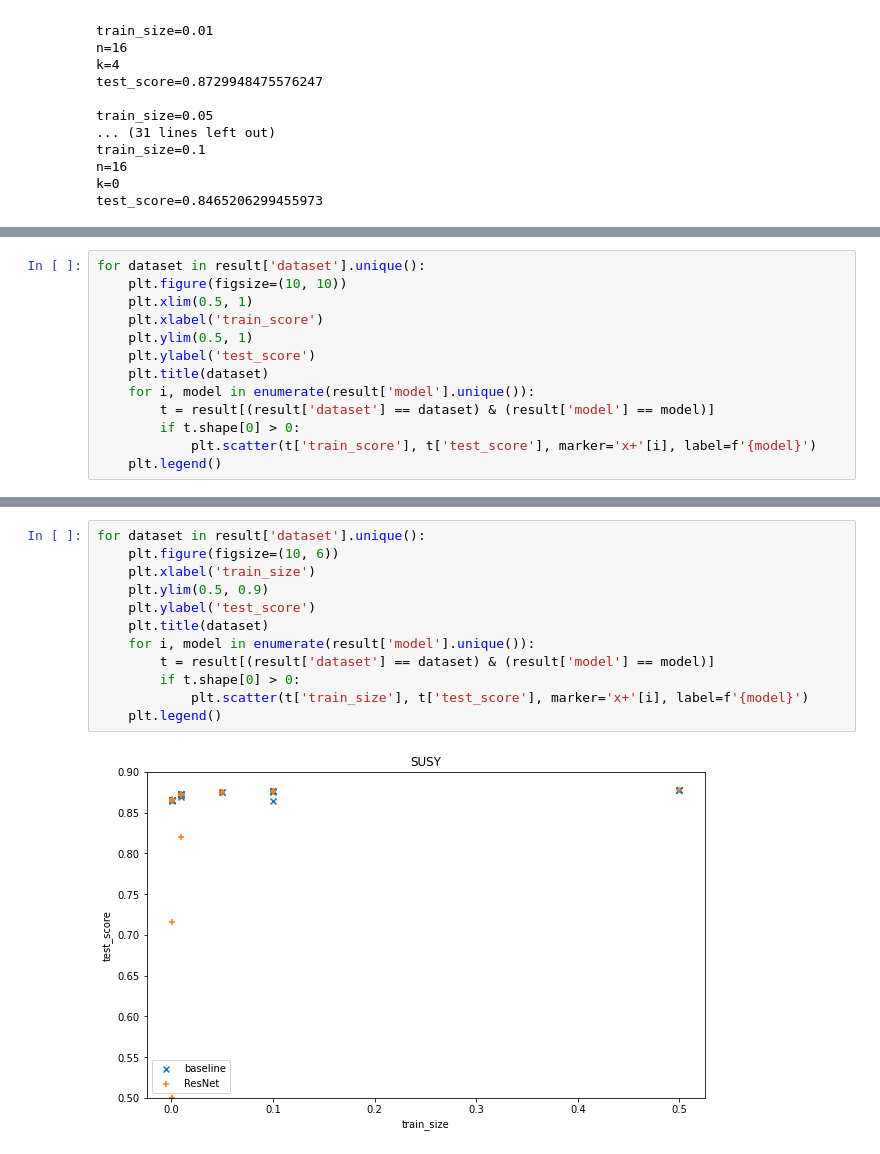
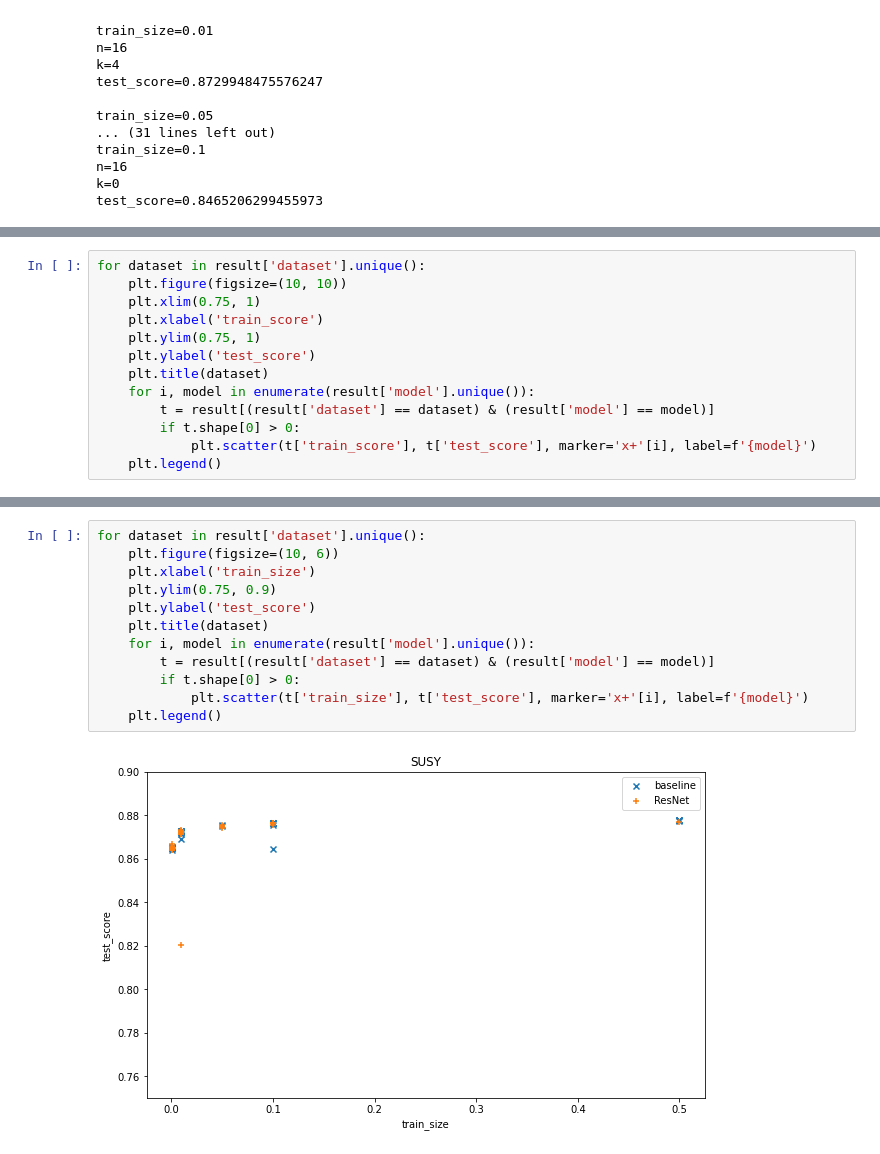
Before and after one commit to mykola-semenov/ResNet_tabular, a Jupyter notebook: ResNet_tabular.ipynb, the cells around one changed output, grey strips where cells are left out. Saved outputs shown, nothing was run; the diff lists cells and outputs as text.

```diff
--- a/ResNet_tabular.ipynb
+++ b/ResNet_tabular.ipynb
@@ -291,9 +291,9 @@ plt.legend()
 # %%
 for dataset in result['dataset'].unique():
     plt.figure(figsize=(10, 10))
-    plt.xlim(0.5, 1)
+    plt.xlim(0.75, 1)
     plt.xlabel('train_score')
-    plt.ylim(0.5, 1)
+    plt.ylim(0.75, 1)
     plt.ylabel('test_score')
     plt.title(dataset)
     for i, model in enumerate(result['model'].unique()):
@@ -307,14 +307,14 @@ for dataset in result['dataset'].unique():
 # %%
 for dataset in result['dataset'].unique():
     plt.figure(figsize=(10, 6))
     plt.xlabel('train_size')
-    plt.ylim(0.5, 0.9)
+    plt.ylim(0.75, 0.9)
     plt.ylabel('test_score')
     plt.title(dataset)
     for i, model in enumerate(result['model'].unique()):
         t = result[(result['dataset'] == dataset) & (result['model'] == model)]
         if t.shape[0] > 0:
             plt.scatter(t['train_size'], t['test_score'], marker='x+'[i], label=f'{model}')
     plt.legend()
 # %% [output]
-[figure, old version]
+[figure, new version]
```
Also changed, not shown: parts of 6 cells of this notebook.
